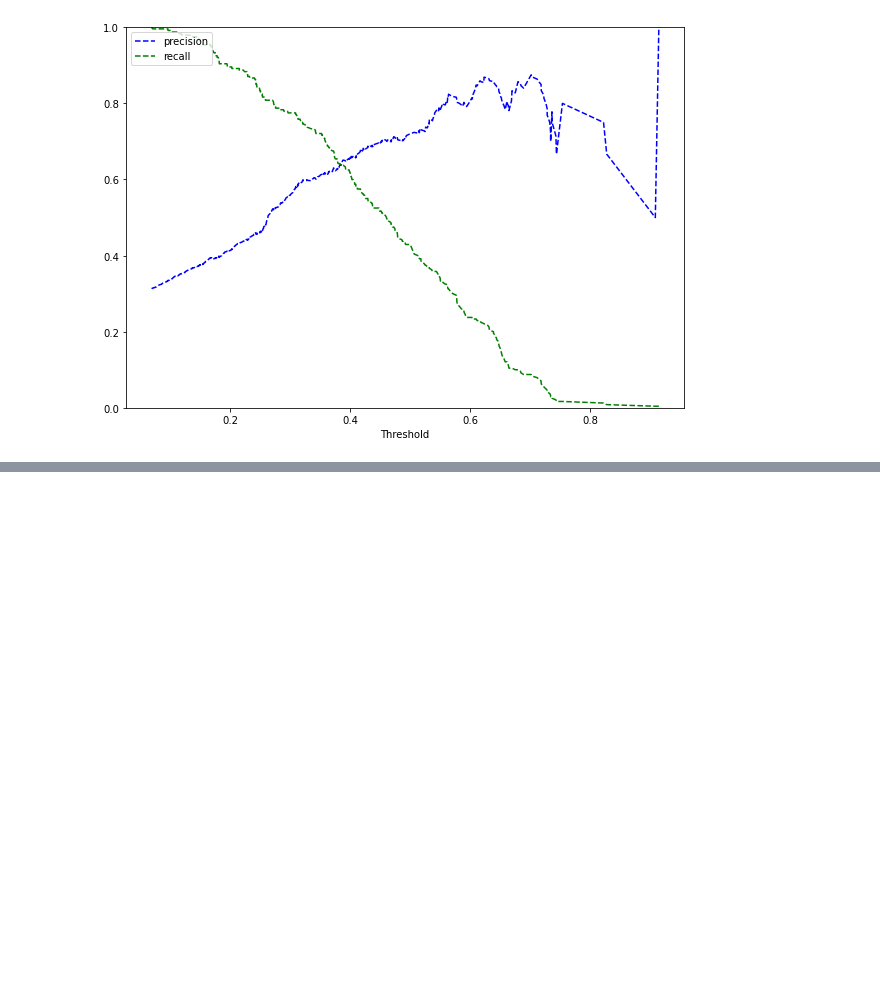
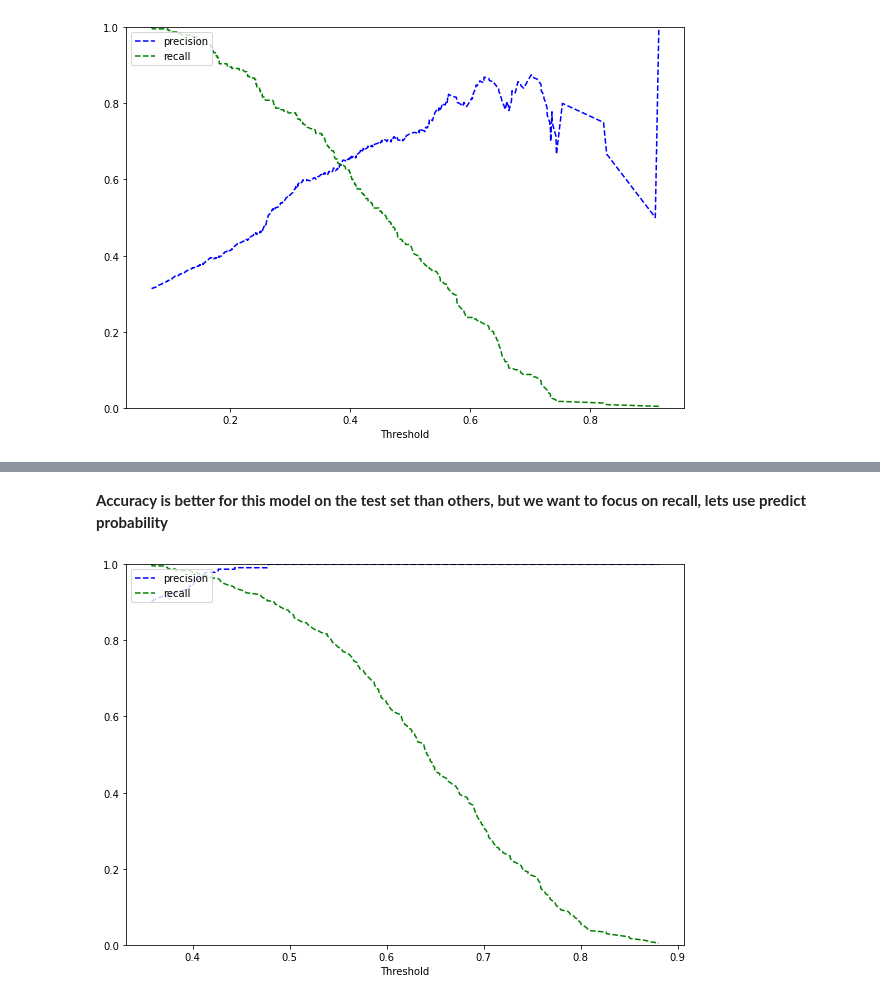
Before and after one commit to vjohnson22/credit_card_risk, a Jupyter notebook: credit_risk_analysis.ipynb, the cells around one changed output, grey strips where cells are left out. Drawn from its saved outputs; the diff is of its cells as text; code cells hidden in the pictures; blank space fills up the shorter version.

```diff
--- a/credit_risk_analysis.ipynb
+++ b/credit_risk_analysis.ipynb
@@ -1218,0 +1339,6 @@ weighted avg       0.79      0.77      0.78       200
+# %% [markdown]
+**Accuracy is better for this model on the test set than others, but we want to focus on recall, lets use predict probability**
+# %%
+recall_accuracy_curve(random_forest_rs_tuned)
+# %% [output]
+[figure, added]
```
Also changed, not shown: parts of 20 cells of this notebook.
